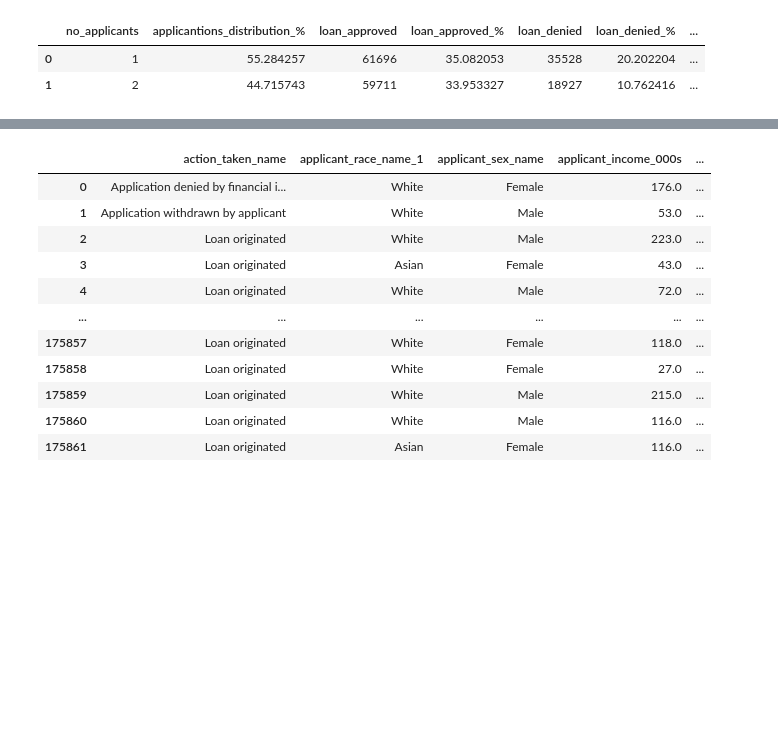
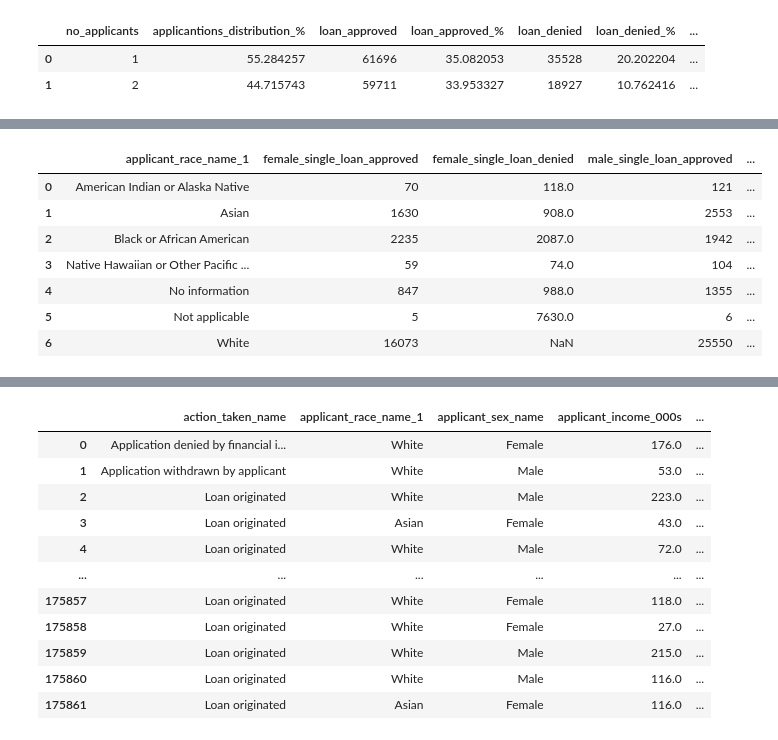
Before and after one commit to DJ1070/Darlehensanfragen, a Jupyter notebook: exploration.ipynb, the cells around one changed output, grey strips where cells are left out. Drawn from its saved outputs; the diff is of its cells as text; code cells hidden in the pictures; blank space fills up the shorter version.

```diff
--- a/exploration.ipynb
+++ b/exploration.ipynb
@@ -372,0 +418,96 @@ df_app
+# %%
+df_sexf_a = pd.DataFrame({'female_single_loan_approved': df_loan[(df_loan.applicant_sex_name == 'Female') & (df_loan.no_applicants == 1) & (df_loan.loan_approved == 1)]['applicant_sex_name'].groupby(df_loan.applicant_race_name_1).count()}).reset_index()
+df_sexf_d = pd.DataFrame({'female_single_loan_denied': df_loan[(df_loan.applicant_sex_name == 'Female') & (df_loan.no_applicants == 1) & (df_loan.loan_approved == 0)]['applicant_sex_name'].groupby(df_loan.applicant_race_name_1).count()}).reset_index()
+df_sexm_a = pd.DataFrame({'male_single_loan_approved': df_loan[(df_loan.applicant_sex_name == 'Male') & (df_loan.no_applicants == 1) & (df_loan.loan_approved == 1)]['applicant_sex_name'].groupby(df_loan.applicant_race_name_1).count()}).reset_index()
+df_sexm_d = pd.DataFrame({'male_single_loan_denied': df_loan[(df_loan.applicant_sex_name == 'Male') & (df_loan.no_applicants == 1) & (df_loan.loan_approved == 0)]['applicant_sex_name'].groupby(df_loan.applicant_race_name_1).count()}).reset_index()
+df_sexd_a = pd.DataFrame({'diverse_single_loan_approved': df_loan[(df_loan.applicant_sex_name == 'Not applicable') & (df_loan.no_applicants == 1) & (df_loan.loan_approved == 1)]['applicant_sex_name'].groupby(df_loan.applicant_race_name_1).count()}).reset_index()
+df_sexd_d = pd.DataFrame({'diverse_single_loan_denied': df_loan[(df_loan.applicant_sex_name == 'Not applicable') & (df_loan.no_applicants == 1) & (df_loan.loan_approved == 0)]['applicant_sex_name'].groupby(df_loan.applicant_race_name_1).count()}).reset_index()
+df_sexni_a = pd.DataFrame({'no_info_single_loan_approved': df_loan[(df_loan.applicant_sex_name == 'No information') & (df_loan.no_applicants == 1) & (df_loan.loan_approved == 1)]['applicant_sex_name'].groupby(df_loan.applicant_race_name_1).count()}).reset_index()
+df_sexni_d = pd.DataFrame({'no_info_single_loan_denied': df_loan[(df_loan.applicant_sex_name == 'No information') & (df_loan.no_applicants == 1) & (df_loan.loan_approved == 0)]['applicant_sex_name'].groupby(df_loan.applicant_race_name_1).count()}).reset_index()
+
+df_sexff_a = pd.DataFrame({'female-female_loan_approved': df_loan[(df_loan.applicant_sex_name == 'Female') & (df_loan.co_applicant_sex_name == 'Female') & (df_loan.loan_approved == 1)]['applicant_sex_name'].groupby(df_loan.applicant_race_name_1).count()}).reset_index()
+df_sexff_d = pd.DataFrame({'female-female_loan_denied': df_loan[(df_loan.applicant_sex_name == 'Female') & (df_loan.co_applicant_sex_name == 'Female') & (df_loan.loan_approved == 0)]['applicant_sex_name'].groupby(df_loan.applicant_race_name_1).count()}).reset_index()
+df_sexfm_a = pd.DataFrame({'female-male_loan_approved': df_loan[(df_loan.applicant_sex_name == 'Female') & (df_loan.co_applicant_sex_name == 'Male') & (df_loan.loan_approved == 1)]['applicant_sex_name'].groupby(df_loan.applicant_race_name_1).count()}).reset_index()
+df_sexfm_d = pd.DataFrame({'female-male_loan_denied': df_loan[(df_loan.applicant_sex_name == 'Female') & (df_loan.co_applicant_sex_name == 'Male') & (df_loan.loan_approved == 0)]['applicant_sex_name'].groupby(df_loan.applicant_race_name_1).count()}).reset_index()
+df_sexfd_a = pd.DataFrame({'female-diverse_loan_approved': df_loan[(df_loan.applicant_sex_name == 'Female') & (df_loan.co_applicant_sex_name == 'Not applicable') & (df_loan.loan_approved == 1)]['applicant_sex_name'].groupby(df_loan.applicant_race_name_1).count()}).reset_index()
+df_sexfd_d = pd.DataFrame({'female-diverse_loan_denied': df_loan[(df_loan.applicant_sex_name == 'Female') & (df_loan.co_applicant_sex_name == 'Not applicable') & (df_loan.loan_approved == 0)]['applicant_sex_name'].groupby(df_loan.applicant_race_name_1).count()}).reset_index()
+df_sexfni_a = pd.DataFrame({'female-no_info_loan_approved': df_loan[(df_loan.applicant_sex_name == 'Female') & (df_loan.co_applicant_sex_name == 'No information') & (df_loan.loan_approved == 1)]['applicant_sex_name'].groupby(df_loan.applicant_race_name_1).count()}).reset_index()
+df_sexfni_d = pd.DataFrame({'female-no_info_loan_denied': df_loan[(df_loan.applicant_sex_name == 'Female') & (df_loan.co_applicant_sex_name == 'No information') & (df_loan.loan_approved == 0)]['applicant_sex_name'].groupby(df_loan.applicant_race_name_1).count()}).reset_index()
+
+df_sexmf_a = pd.DataFrame({'male-female_loan_approved': df_loan[(df_loan.applicant_sex_name == 'Male') & (df_loan.co_applicant_sex_name == 'Female') & (df_loan.loan_approved == 1)]['applicant_sex_name'].groupby(df_loan.applicant_race_name_1).count()}).reset_index()
+df_sexmf_d = pd.DataFrame({'male-female_loan_denied': df_loan[(df_loan.applicant_sex_name == 'Male') & (df_loan.co_applicant_sex_name == 'Female') & (df_loan.loan_approved == 0)]['applicant_sex_name'].groupby(df_loan.applicant_race_name_1).count()}).reset_index()
+df_sexmm_a = pd.DataFrame({'male-male_loan_approved': df_loan[(df_loan.applicant_sex_name == 'Male') & (df_loan.co_applicant_sex_name == 'Male') & (df_loan.loan_approved == 1)]['applicant_sex_name'].groupby(df_loan.applicant_race_name_1).count()}).reset_index()
+df_sexmm_d = pd.DataFrame({'male-male_loan_denied': df_loan[(df_loan.applicant_sex_name == 'Male') & (df_loan.co_applicant_sex_name == 'Male') & (df_loan.loan_approved == 0)]['applicant_sex_name'].groupby(df_loan.applicant_race_name_1).count()}).reset_index()
+df_sexmd_a = pd.DataFrame({'male-diverse_loan_approved': df_loan[(df_loan.applicant_sex_name == 'Male') & (df_loan.co_applicant_sex_name == 'Not applicable') & (df_loan.loan_approved == 1)]['applicant_sex_name'].groupby(df_loan.applicant_race_name_1).count()}).reset_index()
+df_sexmd_d = pd.DataFrame({'male-diverse_loan_denied': df_loan[(df_loan.applicant_sex_name == 'Male') & (df_loan.co_applicant_sex_name == 'Not applicable') & (df_loan.loan_approved == 0)]['applicant_sex_name'].groupby(df_loan.applicant_race_name_1).count()}).reset_index()
+df_sexmni_a = pd.DataFrame({'male-no_info_loan_approved': df_loan[(df_loan.applicant_sex_name == 'Male') & (df_loan.co_applicant_sex_name == 'No information') & (df_loan.loan_approved == 1)]['applicant_sex_name'].groupby(df_loan.applicant_race_name_1).count()}).reset_index()
+df_sexmni_d = pd.DataFrame({'male-no_info_loan_denied': df_loan[(df_loan.applicant_sex_name == 'Male') & (df_loan.co_applicant_sex_name == 'No information') & (df_loan.loan_approved == 0)]['applicant_sex_name'].groupby(df_loan.applicant_race_name_1).count()}).reset_index()
+
+df_sexdf_a = pd.DataFrame({'diverse-female_loan_approved': df_loan[(df_loan.applicant_sex_name == 'Not applicable') & (df_loan.co_applicant_sex_name == 'Female') & (df_loan.loan_approved == 1)]['applicant_sex_name'].groupby(df_loan.applicant_race_name_1).count()}).reset_index()
+df_sexdf_d = pd.DataFrame({'diverse-female_loan_denied': df_loan[(df_loan.applicant_sex_name == 'Not applicable') & (df_loan.co_applicant_sex_name == 'Female') & (df_loan.loan_approved == 0)]['applicant_sex_name'].groupby(df_loan.applicant_race_name_1).count()}).reset_index()
+df_sexdm_a = pd.DataFrame({'diverse-male_loan_approved': df_loan[(df_loan.applicant_sex_name == 'Not applicable') & (df_loan.co_applicant_sex_name == 'Male') & (df_loan.loan_approved == 1)]['applicant_sex_name'].groupby(df_loan.applicant_race_name_1).count()}).reset_index()
+df_sexdm_d = pd.DataFrame({'diverse-male_loan_denied': df_loan[(df_loan.applicant_sex_name == 'Not applicable') & (df_loan.co_applicant_sex_name == 'Male') & (df_loan.loan_approved == 0)]['applicant_sex_name'].groupby(df_loan.applicant_race_name_1).count()}).reset_index()
+df_sexdd_a = pd.DataFrame({'diverse-diverse_loan_approved': df_loan[(df_loan.applicant_sex_name == 'Not applicable') & (df_loan.co_applicant_sex_name == 'Not applicable') & (df_loan.loan_approved == 1)]['applicant_sex_name'].groupby(df_loan.applicant_race_name_1).count()}).reset_index()
+df_sexdd_d = pd.DataFrame({'diverse-diverse_loan_denied': df_loan[(df_loan.applicant_sex_name == 'Not applicable') & (df_loan.co_applicant_sex_name == 'Not applicable') & (df_loan.loan_approved == 0)]['applicant_sex_name'].groupby(df_loan.applicant_race_name_1).count()}).reset_index()
+df_sexdni_a = pd.DataFrame({'diverse-no_info_loan_approved': df_loan[(df_loan.applicant_sex_name == 'Not applicable') & (df_loan.co_applicant_sex_name == 'No information') & (df_loan.loan_approved == 1)]['applicant_sex_name'].groupby(df_loan.applicant_race_name_1).count()}).reset_index()
+df_sexdni_d = pd.DataFrame({'diverse-no_info_loan_denied': df_loan[(df_loan.applicant_sex_name == 'Not applicable') & (df_loan.co_applicant_sex_name == 'No information') & (df_loan.loan_approved == 0)]['applicant_sex_name'].groupby(df_loan.applicant_race_name_1).count()}).reset_index()
+
+df_sexdni_a = pd.DataFrame({'no_info-female_loan_approved': df_loan[(df_loan.applicant_sex_name == 'No information') & (df_loan.co_applicant_sex_name == 'Female') & (df_loan.loan_approved == 1)]['applicant_sex_name'].groupby(df_loan.applicant_race_name_1).count()}).reset_index()
+df_sexdni_d = pd.DataFrame({'no_info-female_loan_denied': df_loan[(df_loan.applicant_sex_name == 'No information') & (df_loan.co_applicant_sex_name == 'Female') & (df_loan.loan_approved == 0)]['applicant_sex_name'].groupby(df_loan.applicant_race_name_1).count()}).reset_index()
+df_sexdni_a = pd.DataFrame({'no_info-male_loan_approved': df_loan[(df_loan.applicant_sex_name == 'No information') & (df_loan.co_applicant_sex_name == 'Male') & (df_loan.loan_approved == 1)]['applicant_sex_name'].groupby(df_loan.applicant_race_name_1).count()}).reset_index()
+df_sexdni_d = pd.DataFrame({'no_info-male_loan_denied': df_loan[(df_loan.applicant_sex_name == 'No information') & (df_loan.co_applicant_sex_name == 'Male') & (df_loan.loan_approved == 0)]['applicant_sex_name'].groupby(df_loan.applicant_race_name_1).count()}).reset_index()
+df_sexnid_a = pd.DataFrame({'no_info-diverse_loan_approved': df_loan[(df_loan.applicant_sex_name == 'No information') & (df_loan.co_applicant_sex_name == 'Not applicable') & (df_loan.loan_approved == 1)]['applicant_sex_name'].groupby(df_loan.applicant_race_name_1).count()}).reset_index()
+df_sexnid_d = pd.DataFrame({'no_info-diverse_loan_denied': df_loan[(df_loan.applicant_sex_name == 'No information') & (df_loan.co_applicant_sex_name == 'Not applicable') & (df_loan.loan_approved == 0)]['applicant_sex_name'].groupby(df_loan.applicant_race_name_1).count()}).reset_index()
+df_sexnini_a = pd.DataFrame({'no_info-no_info_loan_approved': df_loan[(df_loan.applicant_sex_name == 'No information') & (df_loan.co_applicant_sex_name == 'No information') & (df_loan.loan_approved == 1)]['applicant_sex_name'].groupby(df_loan.applicant_race_name_1).count()}).reset_index()
+df_sexnini_d = pd.DataFrame({'no_info-no_info_loan_denied': df_loan[(df_loan.applicant_sex_name == 'No information') & (df_loan.co_applicant_sex_name == 'No information') & (df_loan.loan_approved == 0)]['applicant_sex_name'].groupby(df_loan.applicant_race_name_1).count()}).reset_index()
+
+df_race_sex = pd.concat([df_sexf_a, df_sexf_d.female_single_loan_denied, df_sexm_a.male_single_loan_approved, df_sexm_d.male_single_loan_denied, df_sexd_a.diverse_single_loan_approved, df_sexd_d.diverse_single_loan_denied, df_sexni_a.no_info_single_loan_approved, df_sexni_d.no_info_single_loan_denied], axis = 1)
+
+# df_sexff_a = pd.DataFrame({'female-female_loan_approved': df_loan[(df_loan.applicant_sex_name == 'Female') & (df_loan.co_applicant_sex_name == 'Female') & (df_loan.loan_approved == 1)]['applicant_sex_name'].groupby(df_loan.applicant_race_name_1).count()}).reset_index()
+# df_sexff_d = pd.DataFrame({'female-female_loan_denied': df_loan[(df_loan.applicant_sex_name == 'Female') & (df_loan.co_applicant_sex_name == 'Female') & (df_loan.loan_approved == 0)]['applicant_sex_name'].groupby(df_loan.applicant_race_name_1).count()}).reset_index()
+# df_sexfm_a = pd.DataFrame({'female-male_loan_approved': df_loan[(df_loan.applicant_sex_name == 'Female') & (df_loan.co_applicant_sex_name == 'Male') & (df_loan.loan_approved == 1)]['applicant_sex_name'].groupby(df_loan.applicant_race_name_1).count()}).reset_index()
+# df_sexfm_d = pd.DataFrame({'female-male_loan_denied': df_loan[(df_loan.applicant_sex_name == 'Female') & (df_loan.co_applicant_sex_name == 'Male') & (df_loan.loan_approved == 0)]['applicant_sex_name'].groupby(df_loan.applicant_race_name_1).count()}).reset_index()
+# df_sexfd_a = pd.DataFrame({'female-diverse_loan_approved': df_loan[(df_loan.applicant_sex_name == 'Female') & (df_loan.co_applicant_sex_name == 'Not applicable') & (df_loan.loan_approved == 1)]['applicant_sex_name'].groupby(df_loan.applicant_race_name_1).count()}).reset_index()
+# df_sexfd_d = pd.DataFrame({'female-diverse_loan_denied': df_loan[(df_loan.applicant_sex_name == 'Female') & (df_loan.co_applicant_sex_name == 'Not applicable') & (df_loan.loan_approved == 0)]['applicant_sex_name'].groupby(df_loan.applicant_race_name_1).count()}).reset_index()
+# df_sexfni_a = pd.DataFrame({'female-no_info_loan_approved': df_loan[(df_loan.applicant_sex_name == 'Female') & (df_loan.co_applicant_sex_name == 'No information') & (df_loan.loan_approved == 1)]['applicant_sex_name'].groupby(df_loan.applicant_race_name_1).count()}).reset_index()
+# df_sexfni_d = pd.DataFrame({'female-no_info_loan_denied': df_loan[(df_loan.applicant_sex_name == 'Female') & (df_loan.co_applicant_sex_name == 'No information') & (df_loan.loan_approved == 0)]['applicant_sex_name'].groupby(df_loan.applicant_race_name_1).count()}).reset_index()
+
+# df_sexmf_a = pd.DataFrame({'male-female_loan_approved': df_loan[(df_loan.applicant_sex_name == 'Male') & (df_loan.co_applicant_sex_name == 'Female') & (df_loan.loan_approved == 1)]['applicant_sex_name'].groupby(df_loan.applicant_race_name_1).count()}).reset_index()
+# df_sexmf_d = pd.DataFrame({'male-female_loan_denied': df_loan[(df_loan.applicant_sex_name == 'Male') & (df_loan.co_applicant_sex_name == 'Female') & (df_loan.loan_approved == 0)]['applicant_sex_name'].groupby(df_loan.applicant_race_name_1).count()}).reset_index()
+# df_sexmm_a = pd.DataFrame({'male-male_loan_approved': df_loan[(df_loan.applicant_sex_name == 'Male') & (df_loan.co_applicant_sex_name == 'Male') & (df_loan.loan_approved == 1)]['applicant_sex_name'].groupby(df_loan.applicant_race_name_1).count()}).reset_index()
+# df_sexmm_d = pd.DataFrame({'male-male_loan_denied': df_loan[(df_loan.applicant_sex_name == 'Male') & (df_loan.co_applicant_sex_name == 'Male') & (df_loan.loan_approved == 0)]['applicant_sex_name'].groupby(df_loan.applicant_race_name_1).count()}).reset_index()
+# df_sexmd_a = pd.DataFrame({'male-diverse_loan_approved': df_loan[(df_loan.applicant_sex_name == 'Male') & (df_loan.co_applicant_sex_name == 'Not applicable') & (df_loan.loan_approved == 1)]['applicant_sex_name'].groupby(df_loan.applicant_race_name_1).count()}).reset_index()
+# df_sexmd_d = pd.DataFrame({'male-diverse_loan_denied': df_loan[(df_loan.applicant_sex_name == 'Male') & (df_loan.co_applicant_sex_name == 'Not applicable') & (df_loan.loan_approved == 0)]['applicant_sex_name'].groupby(df_loan.applicant_race_name_1).count()}).reset_index()
+# df_sexmni_a = pd.DataFrame({'male-no_info_loan_approved': df_loan[(df_loan.applicant_sex_name == 'Male') & (df_loan.co_applicant_sex_name == 'No information') & (df_loan.loan_approved == 1)]['applicant_sex_name'].groupby(df_loan.applicant_race_name_1).count()}).reset_index()
+# df_sexmni_d = pd.DataFrame({'male-no_info_loan_denied': df_loan[(df_loan.applicant_sex_name == 'Male') & (df_loan.co_applicant_sex_name == 'No information') & (df_loan.loan_approved == 0)]['applicant_sex_name'].groupby(df_loan.applicant_race_name_1).count()}).reset_index()
+
+# df_sexdf_a = pd.DataFrame({'diverse-female_loan_approved': df_loan[(df_loan.applicant_sex_name == 'Not applicable') & (df_loan.co_applicant_sex_name == 'Female') & (df_loan.loan_approved == 1)]['applicant_sex_name'].groupby(df_loan.applicant_race_name_1).count()}).reset_index()
+# df_sexdf_d = pd.DataFrame({'diverse-female_loan_denied': df_loan[(df_loan.applicant_sex_name == 'Not applicable') & (df_loan.co_applicant_sex_name == 'Female') & (df_loan.loan_approved == 0)]['applicant_sex_name'].groupby(df_loan.applicant_race_name_1).count()}).reset_index()
+# df_sexdm_a = pd.DataFrame({'diverse-male_loan_approved': df_loan[(df_loan.applicant_sex_name == 'Not applicable') & (df_loan.co_applicant_sex_name == 'Male') & (df_loan.loan_approved == 1)]['applicant_sex_name'].groupby(df_loan.applicant_race_name_1).count()}).reset_index()
+# df_sexdm_d = pd.DataFrame({'diverse-male_loan_denied': df_loan[(df_loan.applicant_sex_name == 'Not applicable') & (df_loan.co_applicant_sex_name == 'Male') & (df_loan.loan_approved == 0)]['applicant_sex_name'].groupby(df_loan.applicant_race_name_1).count()}).reset_index()
+# df_sexdd_a = pd.DataFrame({'diverse-diverse_loan_approved': df_loan[(df_loan.applicant_sex_name == 'Not applicable') & (df_loan.co_applicant_sex_name == 'Not applicable') & (df_loan.loan_approved == 1)]['applicant_sex_name'].groupby(df_loan.applicant_race_name_1).count()}).reset_index()
+# df_sexdd_d = pd.DataFrame({'diverse-diverse_loan_denied': df_loan[(df_loan.applicant_sex_name == 'Not applicable') & (df_loan.co_applicant_sex_name == 'Not applicable') & (df_loan.loan_approved == 0)]['applicant_sex_name'].groupby(df_loan.applicant_race_name_1).count()}).reset_index()
+# df_sexdni_a = pd.DataFrame({'diverse-no_info_loan_approved': df_loan[(df_loan.applicant_sex_name == 'Not applicable') & (df_loan.co_applicant_sex_name == 'No information') & (df_loan.loan_approved == 1)]['applicant_sex_name'].groupby(df_loan.applicant_race_name_1).count()}).reset_index()
+# df_sexdni_d = pd.DataFrame({'diverse-no_info_loan_denied': df_loan[(df_loan.applicant_sex_name == 'Not applicable') & (df_loan.co_applicant_sex_name == 'No information') & (df_loan.loan_approved == 0)]['applicant_sex_name'].groupby(df_loan.applicant_race_name_1).count()}).reset_index()
+
+# df_sexdni_a = pd.DataFrame({'no_info-female_loan_approved': df_loan[(df_loan.applicant_sex_name == 'No information') & (df_loan.co_applicant_sex_name == 'Female') & (df_loan.loan_approved == 1)]['applicant_sex_name'].groupby(df_loan.applicant_race_name_1).count()}).reset_index()
+# df_sexdni_d = pd.DataFrame({'no_info-female_loan_denied': df_loan[(df_loan.applicant_sex_name == 'No information') & (df_loan.co_applicant_sex_name == 'Female') & (df_loan.loan_approved == 0)]['applicant_sex_name'].groupby(df_loan.applicant_race_name_1).count()}).reset_index()
+# df_sexdni_a = pd.DataFrame({'no_info-male_loan_approved': df_loan[(df_loan.applicant_sex_name == 'No information') & (df_loan.co_applicant_sex_name == 'Male') & (df_loan.loan_approved == 1)]['applicant_sex_name'].groupby(df_loan.applicant_race_name_1).count()}).reset_index()
+# df_sexdni_d = pd.DataFrame({'no_info-male_loan_denied': df_loan[(df_loan.applicant_sex_name == 'No information') & (df_loan.co_applicant_sex_name == 'Male') & (df_loan.loan_approved == 0)]['applicant_sex_name'].groupby(df_loan.applicant_race_name_1).count()}).reset_index()
+# df_sexnid_a = pd.DataFrame({'no_info-diverse_loan_approved': df_loan[(df_loan.applicant_sex_name == 'No information') & (df_loan.co_applicant_sex_name == 'Not applicable') & (df_loan.loan_approved == 1)]['applicant_sex_name'].groupby(df_loan.applicant_race_name_1).count()}).reset_index()
+# df_sexnid_d = pd.DataFrame({'no_info-diverse_loan_denied': df_loan[(df_loan.applicant_sex_name == 'No information') & (df_loan.co_applicant_sex_name == 'Not applicable') & (df_loan.loan_approved == 0)]['applicant_sex_name'].groupby(df_loan.applicant_race_name_1).count()}).reset_index()
+# df_sexnini_a = pd.DataFrame({'no_info-no_info_loan_approved': df_loan[(df_loan.applicant_sex_name == 'No information') & (df_loan.co_applicant_sex_name == 'No information') & (df_loan.loan_approved == 1)]['applicant_sex_name'].groupby(df_loan.applicant_race_name_1).count()}).reset_index()
+# df_sexnini_d = pd.DataFrame({'no_info-no_info_loan_denied'
+
+
+
+df_race_sex
+# %% [output]
+|  | applicant_race_name_1 | female_single_loan_approved | female_single_loan_denied | male_single_loan_approved | ... |
+| 0 | American Indian or Alaska Native | 70 | 118.0 | 121 | ... |
+| 1 | Asian | 1630 | 908.0 | 2553 | ... |
+| 2 | Black or African American | 2235 | 2087.0 | 1942 | ... |
+| 3 | Native Hawaiian or Other Pacific ... | 59 | 74.0 | 104 | ... |
+| 4 | No information | 847 | 988.0 | 1355 | ... |
+| 5 | Not applicable | 5 | 7630.0 | 6 | ... |
+| 6 | White | 16073 | NaN | 25550 | ... |
```
Also changed, not shown: parts of 7 cells of this notebook.
